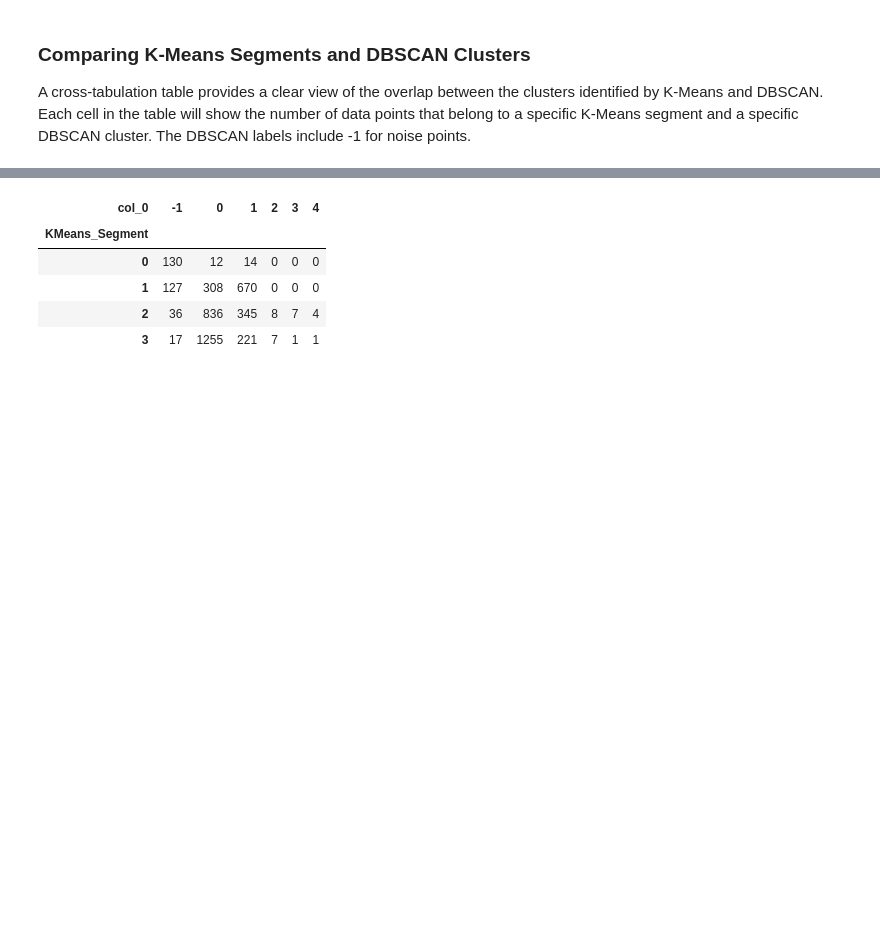
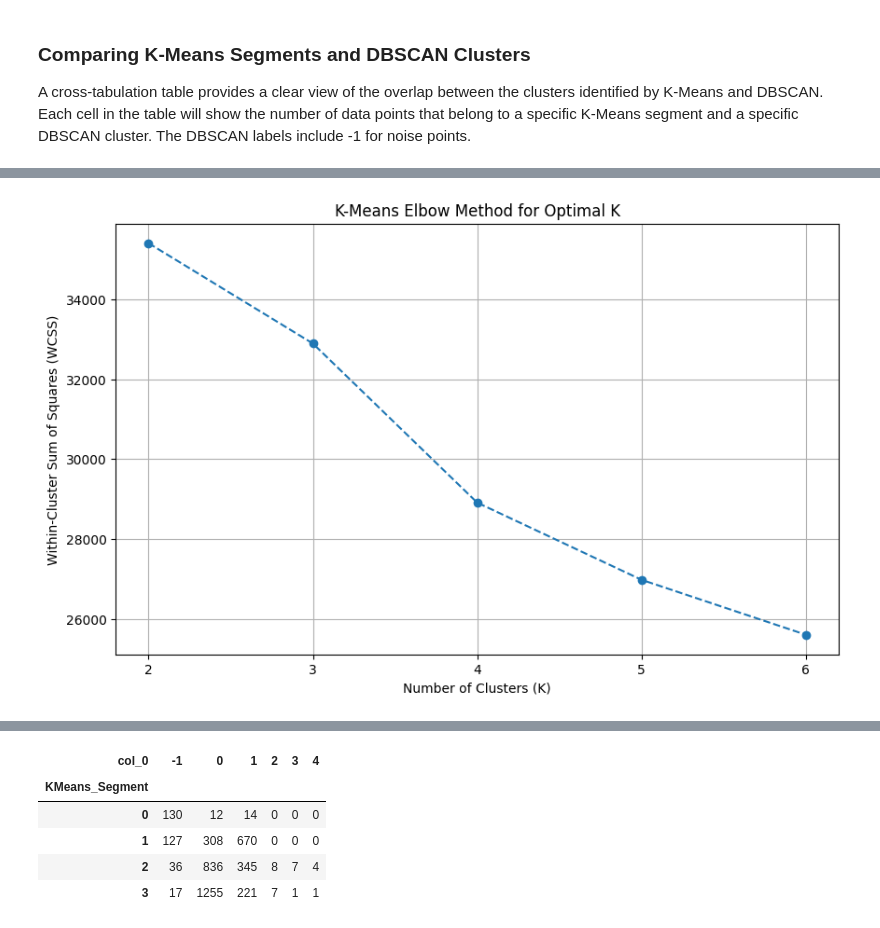
Before and after one commit to raj143sujay/EXCELR-ASSIGNMENTS, a Jupyter notebook: ASSIGNMENT_15.ipynb, the cells around one changed output, grey strips where cells are left out. Drawn from its saved outputs; the diff is of its cells as text; code cells hidden in the pictures; blank space fills up the shorter version.

```diff
--- a/ASSIGNMENT_15.ipynb
+++ b/ASSIGNMENT_15.ipynb
@@ -132,0 +137,31 @@ A cross-tabulation table provides a clear view of the overlap between the cluste
+# %%
+import matplotlib.pyplot as plt
+import pandas as pd
+from sklearn.cluster import KMeans
+from sklearn.preprocessing import StandardScaler
+
+# Load data observations (re-executing data loading and scaling for self-contained cell)
+df_airlines = pd.read_excel('/content/EastWestAirlines.xlsx', sheet_name='data')
+X = df_airlines.drop(columns=['ID#'])
+scaler = StandardScaler()
+X_scaled = scaler.fit_transform(X)
+
+# Re-calculate k_range and wcss for the elbow plot
+wcss = []
+k_range = range(2, 7)
+
+for k in k_range:
+    km = KMeans(n_clusters=k, random_state=42, n_init='auto')
+    km.fit(X_scaled)
+    wcss.append(km.inertia_)
+
+plt.figure(figsize=(10, 6))
+plt.plot(k_range, wcss, marker='o', linestyle='--')
+plt.title('K-Means Elbow Method for Optimal K')
+plt.xlabel('Number of Clusters (K)')
+plt.ylabel('Within-Cluster Sum of Squares (WCSS)')
+plt.grid(True)
+plt.xticks(k_range)
+plt.show()
+# %% [output]
+[figure, added]
```
Also changed, not shown: parts of 4 cells of this notebook.
